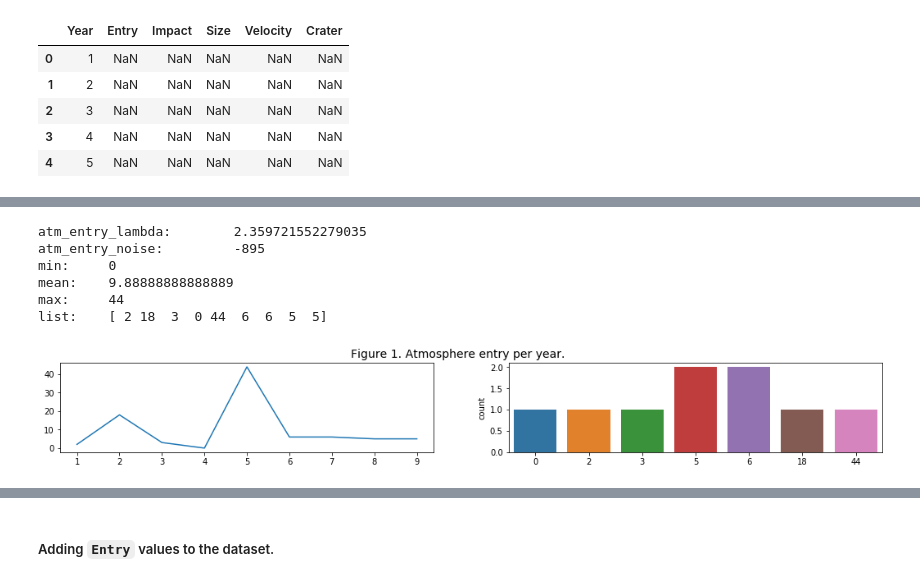
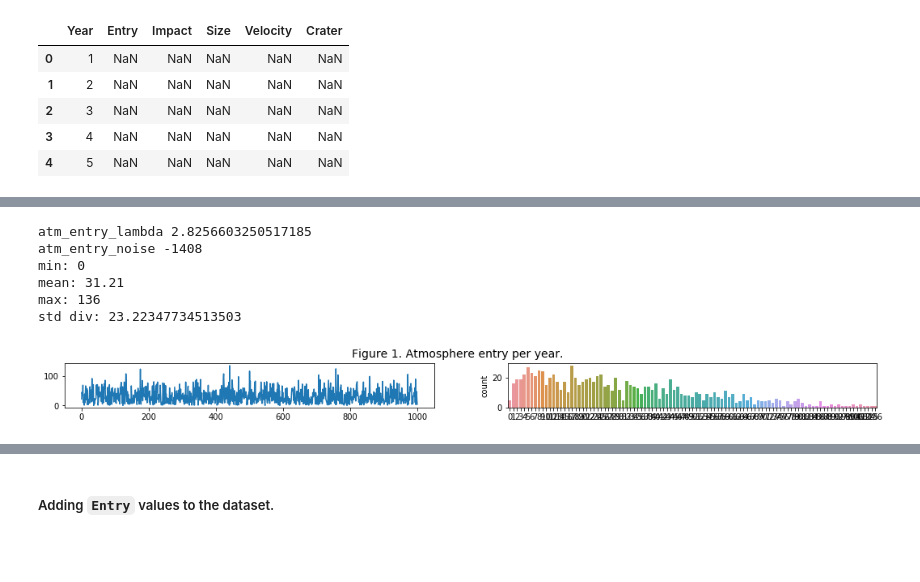
Before and after one commit to andkoc001/data_synthesis, a Jupyter notebook: data_synth_1.ipynb, the cells around one changed output, grey strips where cells are left out. Cells and saved outputs as stored; diff of their text form; code cells hidden in the pictures; blank space fills up the shorter version.

Commit message:
Atmosphere entry algorithm further improvement

```diff
--- a/data_synth_1.ipynb
+++ b/data_synth_1.ipynb
@@ -84,2 +93,10 @@ Number of meteors' entries to the atmosphere of the planet, represented by varia
 
 The lambda value assigned randomly again, to strengthen the effect of the chaotic nature of the phenomenon. (More about randomness of the lambda values - why and how).
+# %%
+# defines lambda value for the poisson distribution
+atm_entry_lambda = np.random.random() + np.random.randint(2, 4) # expected mean value - it gives a general shape of the distribution
+print(atm_entry_lambda)
+
+# defines noise used to modify the results
+atm_entry_noise = np.random.randint(-1500, -500) # extra random noise - expands the range of possible results and adds randomness and increases the standard deviation
+print(atm_entry_noise)
@@ -86,37 +160,39 @@ The lambda value assigned randomly again, to strengthen the effect of the chaoti
 # %%
-# defines lambda value for the poisson distribution
-atm_entry_lambda = 1 + np.random.random() + np.random.randint(1, 2) # expected mean value - it gives a general shape of the distribution
-# defines noise used to modify the results
-atm_entry_noise = np.random.randint(-1000, 100) # extra random noise - expands the range of possible results and adds randomness
+### test - to be deleted
+# test for a larger number of the years - for better illustration of the distribution pattern
+test_years_number = 1000
 
-# the algorithm with nested random variables
-atm_entry = abs(np.random.poisson(abs(atm_entry_lambda + abs(atm_entry_noise)), len(year)) + atm_entry_noise) # only positive or 'zero' values
+# test of the distribution generation algorithm for the above parameters - this sample is used only for illustration of the algorithm
+atm_test = abs(np.random.poisson(abs(atm_entry_lambda + abs(atm_entry_noise)), test_years_number) + atm_entry_noise) # only positive or 'zero' values
 
 # description of the generated data
-print("atm_entry_lambda:\t", atm_entry_lambda)
-print("atm_entry_noise:\t", atm_entry_noise)
-print("min:\t", atm_entry.min())
-print("mean:\t", atm_entry.mean())
-print("max:\t", atm_entry.max())
-print("list:\t", atm_entry)
+print("atm_entry_lambda", atm_entry_lambda)
+print("atm_entry_noise", atm_entry_noise)
+print("min:", atm_test.min())
+print("mean:", atm_test.mean())
+print("max:", atm_test.max())
+print("std div:", atm_test.std())
+
+
+x = np.arange(0, test_years_number)
+y = atm_test
 
 ### plotting -
-fig, ax = plt.subplots(ncols=2, figsize=(18, 2))
-plt.suptitle("Figure 1. Atmosphere entry per year.", y=1.0, fontsize=14)
+fig, ax = plt.subplots(ncols=2, figsize=(18, 1))
+plt.suptitle("Figure 1. Atmosphere entry per year.", y=1.14, fontsize=14)
 plt.subplots_adjust(left=None, bottom=None, right=None, top=None, wspace=.2, hspace=None)
 
-# left hand plot
-sns.lineplot(x=year, y=atm_entry, ax=ax[0]) # number of entries in each year of observation
-
-# right hand plot
-sns.countplot(x=atm_entry, ax=ax[1]) # how many the same number of entries occured
+sns.lineplot(x=x, y=y, ax=ax[0]) # number of entries in each year of observation
+sns.countplot(x=atm_test, ax=ax[1]) # how many the same number of entries occured
 
 plt.show()
+
+#print(sorted(atm_test))
 # %% [output]
-atm_entry_lambda:        2.359721552279035
-atm_entry_noise:         -895
-min:     0
-mean:    9.88888888888889
-max:     44
-list:    [ 2 18  3  0 44  6  6  5  5]
+atm_entry_lambda 2.8256603250517185
+atm_entry_noise -1408
+min: 0
+mean: 31.21
+max: 136
+std div: 23.22347734513503
-[figure, old version]
+[figure, new version]
```
Also changed, not shown: parts of 11 cells of this notebook.
